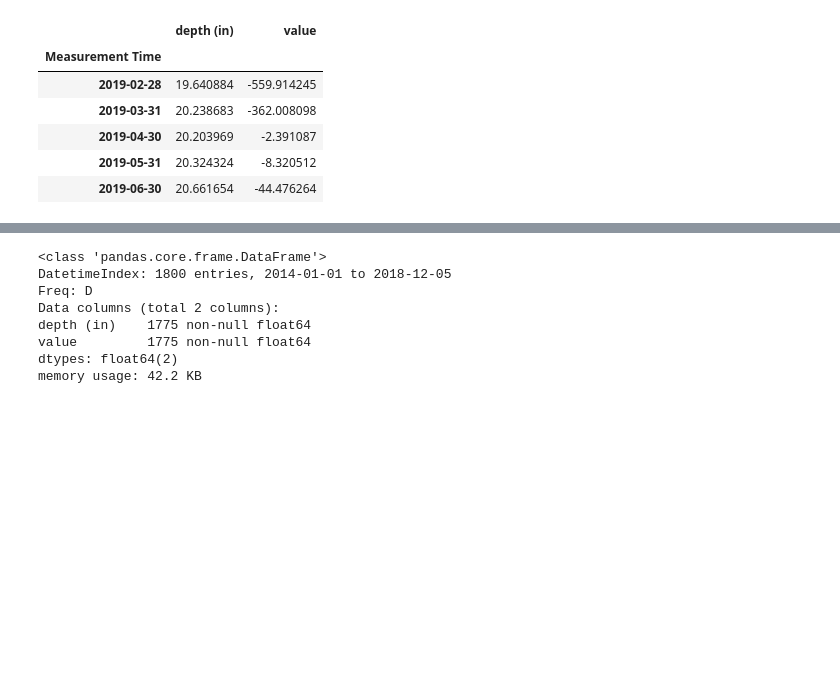
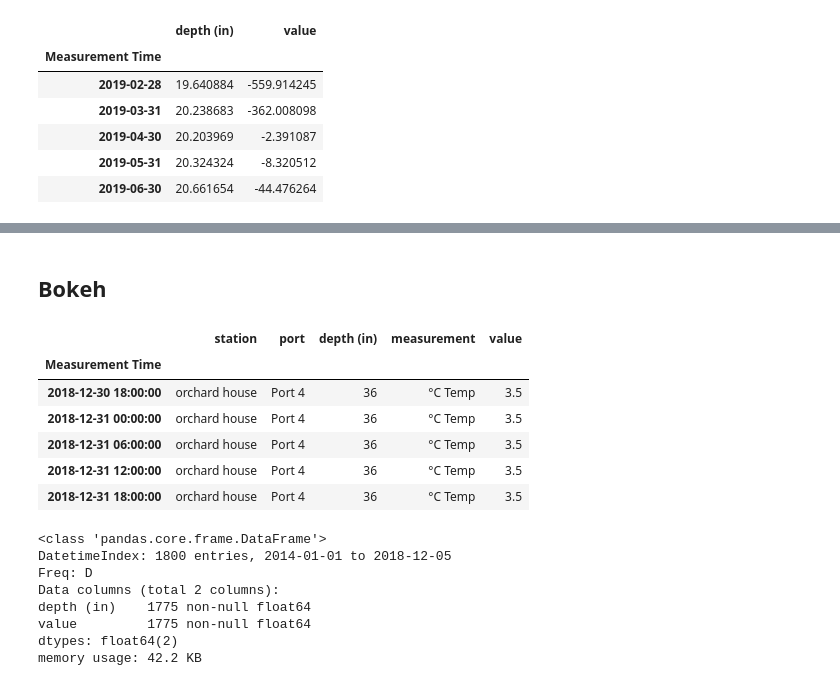
Before and after one commit to samsoe/matrix, a Jupyter notebook: notebooks/soil_moisture_EDA.ipynb, the cells around one changed output, grey strips where cells are left out. Drawn from its saved outputs; the diff is of its cells as text; code cells hidden in the pictures; blank space fills up the shorter version.

```diff
--- a/notebooks/soil_moisture_EDA.ipynb
+++ b/notebooks/soil_moisture_EDA.ipynb
@@ -85,3 +140,15 @@ df = df['2014':'2018']
+# %% [markdown]
+## Bokeh
+# %%
+df.tail()
+# %% [output]
+|  | station | port | depth (in) | measurement | value |
+| Measurement Time |  |  |  |  |  |
+| 2018-12-30 18:00:00 | orchard house | Port 4 | 36 | °C Temp | 3.5 |
+| 2018-12-31 00:00:00 | orchard house | Port 4 | 36 | °C Temp | 3.5 |
+| 2018-12-31 06:00:00 | orchard house | Port 4 | 36 | °C Temp | 3.5 |
+| 2018-12-31 12:00:00 | orchard house | Port 4 | 36 | °C Temp | 3.5 |
+| 2018-12-31 18:00:00 | orchard house | Port 4 | 36 | °C Temp | 3.5 |
 # %%
 sample = df[(df['depth (in)'] == 36) & (df.station == 'sainfoin bench')]\
     .groupby(pd.Grouper(freq='D'))\
```
Also changed, not shown: parts of 25 cells of this notebook.
